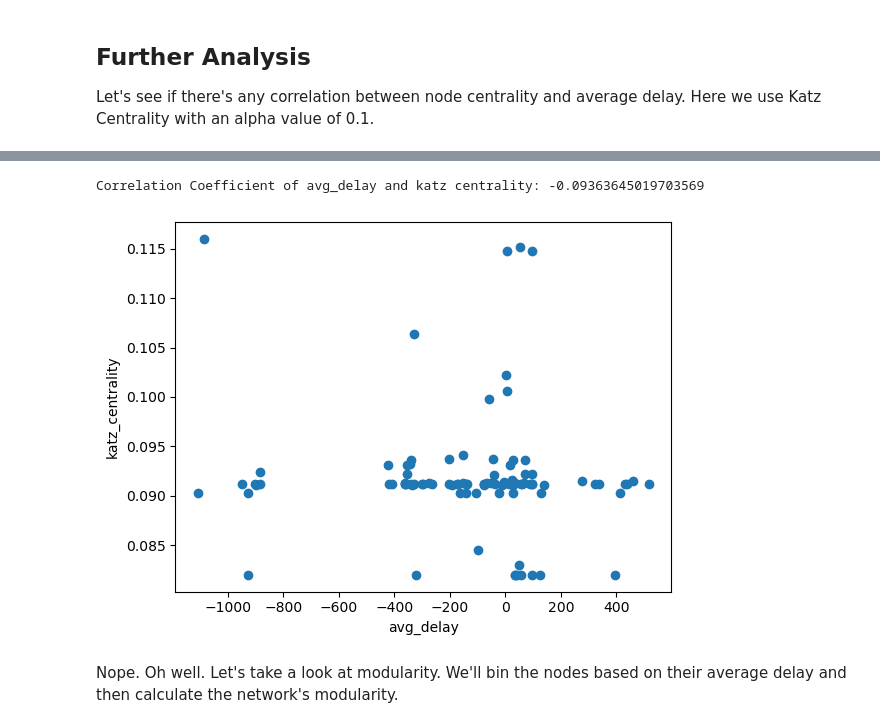
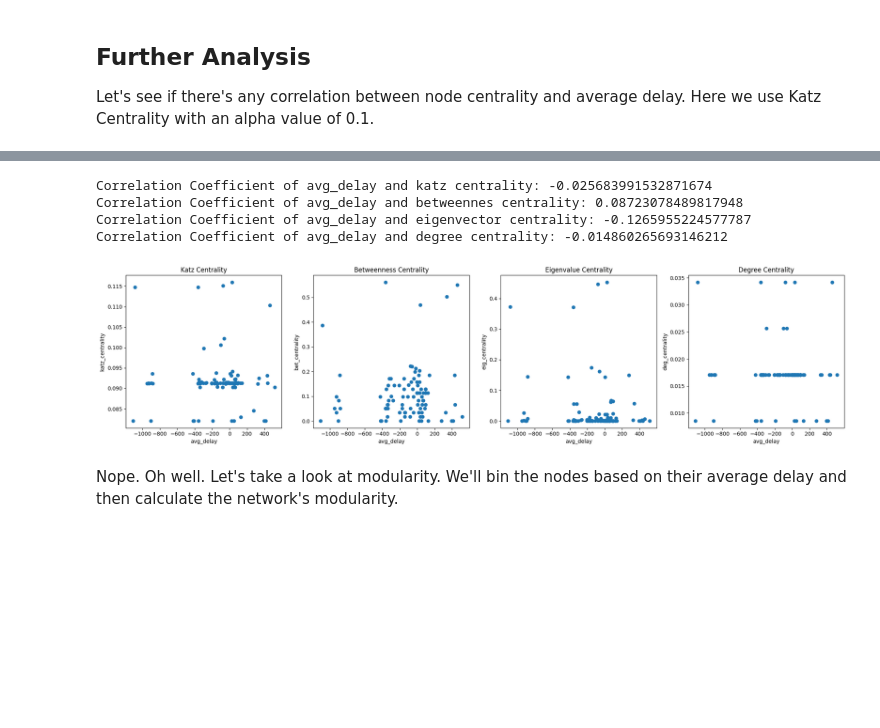
Before and after one commit to MarkusG/math-168-project, a Jupyter notebook: parse_station_lists_into_network.ipynb, the cells around one changed output, grey strips where cells are left out. Drawn from its saved outputs; the diff is of its cells as text; code cells hidden in the pictures; blank space fills up the shorter version.

Commit message:
added additional centrality correlations

```diff
--- a/parse_station_lists_into_network.ipynb
+++ b/parse_station_lists_into_network.ipynb
@@ -133,24 +137,60 @@ dict_values([-354.5, -361.8, 58.0, 25.0, 72.1666666666667, 55.0, -22.75, -927.5,
 # %%
 import pandas as pd
 
-df = pd.DataFrame(list(zip(avg_delay.values(), katz_centrality.values())), columns=["avg_delay", "katz_centrality"])
+df = pd.DataFrame(list(zip(avg_delay.values(), katz_centrality.values(), between_centrality.values(), eig_centrality.values(), deg_centrality.values())), columns=["avg_delay", "katz_centrality", "bet_centrality", "eig_centrality", "deg_centrality"])
 
 # Calculate the correlation coefficient between the two variables
-correlation = df["avg_delay"].corr(df["katz_centrality"])
+katz_cor = df["avg_delay"].corr(df["katz_centrality"])
+print("Correlation Coefficient of avg_delay and katz centrality: " + str(katz_cor))
 
-# Print the correlation coefficient
-print("Correlation Coefficient of avg_delay and katz centrality: " + str(correlation))
+bet_cor = df["avg_delay"].corr(df["bet_centrality"])
+print("Correlation Coefficient of avg_delay and betweennes centrality: " + str(bet_cor))
 
-# Create a scatter plot of the two variables
-plt.scatter(df["avg_delay"], df["katz_centrality"])
-plt.xlabel("avg_delay")
-plt.ylabel("katz_centrality")
+eig_cor = df["avg_delay"].corr(df["eig_centrality"])
+print("Correlation Coefficient of avg_delay and eigenvector centrality: " + str(eig_cor))
 
-# Show the plot
-plt.show()
+deg_cor = df["avg_delay"].corr(df["deg_centrality"])
+print("Correlation Coefficient of avg_delay and degree centrality: " + str(deg_cor))
 # %% [output]
-Correlation Coefficient of avg_delay and katz centrality: -0.09363645019703569
+Correlation Coefficient of avg_delay and katz centrality: -0.025683991532871674
+Correlation Coefficient of avg_delay and betweennes centrality: 0.08723078489817948
+Correlation Coefficient of avg_delay and eigenvector centrality: -0.1265955224577787
+Correlation Coefficient of avg_delay and degree centrality: -0.014860265693146212
-[figure, removed]
+# %%
+# Create subplots with 1 row and 4 columns
+fig, axes = plt.subplots(1, 4, figsize=(20, 5))
+
+# Scatter plot for avg_delay vs katz_centrality
+axes[0].scatter(df["avg_delay"], df["katz_centrality"])
+axes[0].set_title("Katz Centrality")
+axes[0].set_xlabel("avg_delay")
+axes[0].set_ylabel("katz_centrality")
+
+# Scatter plot for avg_delay vs bet_centrality
+axes[1].scatter(df["avg_delay"], df["bet_centrality"])
+axes[1].set_title("Betweenness Centrality")
+axes[1].set_xlabel("avg_delay")
+axes[1].set_ylabel("bet_centrality")
+
+# Scatter plot for avg_delay vs eig_centrality
+axes[2].scatter(df["avg_delay"], df["eig_centrality"])
+axes[2].set_title("Eigenvalue Centrality")
+axes[2].set_xlabel("avg_delay")
+axes[2].set_ylabel("eig_centrality")
+
+# Scatter plot for avg_delay vs deg_centrality
+axes[3].scatter(df["avg_delay"], df["deg_centrality"])
+axes[3].set_title("Degree Centrality")
+axes[3].set_xlabel("avg_delay")
+axes[3].set_ylabel("deg_centrality")
+
+# Adjust layout to prevent overlapping
+plt.tight_layout()
+
+# Show the plots
+plt.show()
+# %% [output]
+[figure, added]
 # %% [markdown]
 Nope. Oh well. Let's take a look at modularity. We'll bin the nodes based on their average delay and then calculate the network's modularity.
 # %%
```
Also changed, not shown: parts of 3 cells of this notebook.
